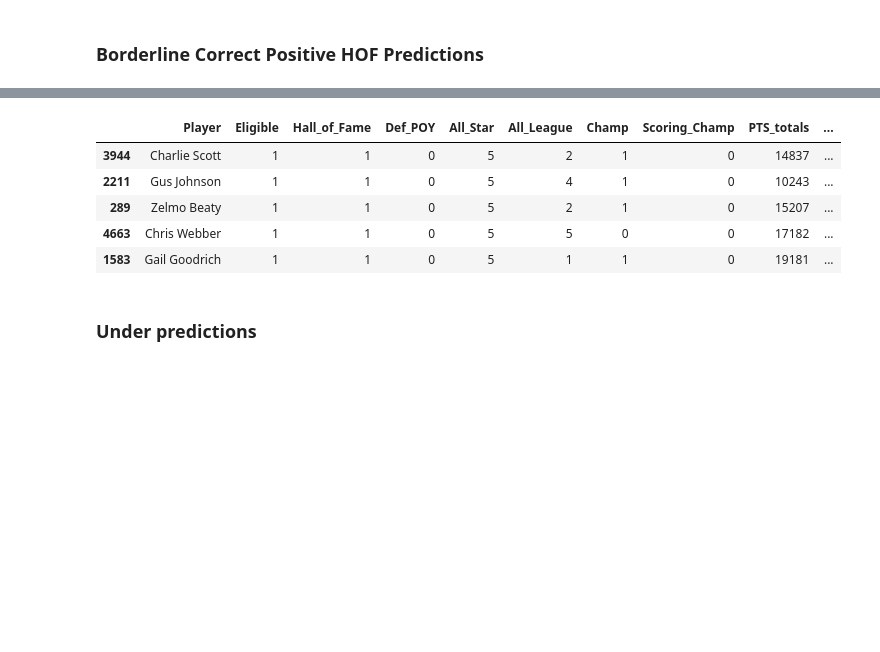
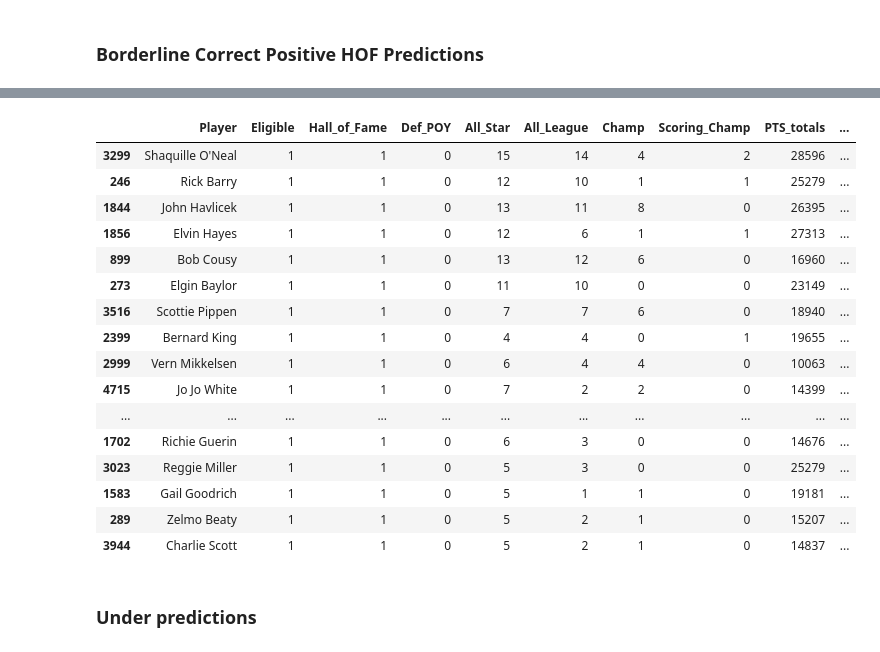
Before and after one commit to frankwillard/NBA-Hall-Of-Fame-Model, a Jupyter notebook: Hall_of_Fame_Modeling.ipynb, the cells around one changed output, grey strips where cells are left out. Cells and saved outputs as stored; diff of their text form; code cells hidden in the pictures; blank space fills up the shorter version.

Commit message:
Added model selection functions

```diff
--- a/Hall_of_Fame_Modeling.ipynb
+++ b/Hall_of_Fame_Modeling.ipynb
@@ -205,9 +209,11 @@ y_test = noneligible_df.iloc[:, 2]
 # %% [markdown]
 ### Feature Scaling
 # %%
-from sklearn.preprocessing import StandardScaler
-sc = StandardScaler()
+sc1 = StandardScaler()
+X_eligible = sc1.fit_transform(X_eligible)
 
 # Scale whole matrix of features to prevent information leakage
-X_train = sc.fit_transform(X_train)
-X_val = sc.transform(X_val)
+# Scale for train/val
+sc2 = StandardScaler()
+X_train = sc2.fit_transform(X_train)
+X_val = sc2.transform(X_val)
@@ -213,0 +306,12 @@ X_val = sc.transform(X_val)
+# %%
+#https://machinelearningmastery.com/hyperparameters-for-classification-machine-learning-algorithms/
+
+solvers = ['newton-cg', 'lbfgs', 'liblinear']
+penalty = ['l2']
+c_values = [100, 10, 1.0, 0.1, 0.01]
+grid = dict(solver=solvers,penalty=penalty,C=c_values)
+# %%
+# define grid search
+cv = RepeatedStratifiedKFold(n_splits=10, n_repeats=3, random_state=1)
+grid_search = GridSearchCV(estimator=logistic_classifier, param_grid=grid, n_jobs=-1, cv=cv, scoring='f1',error_score=0)
+grid_result = grid_search.fit(X_eligible, y_eligible)
@@ -218,8 +349,6 @@ X_val = sc.transform(X_val)
 #poly_reg = PolynomialFeatures(degree = 2)
 #X_poly = poly_reg.fit_transform(X_train)
 # %%
-from sklearn.linear_model import LogisticRegression
-
-classifier = LogisticRegression(random_state = 1)
+classifier = LogisticRegression(random_state = 1, **grid_result.best_params_)
 classifier.fit(X_train, y_train)
 # %% [output]
@@ -275,13 +379,24 @@ X_training[(X_training['pred'] > 0.5) & (X_training['Hall_of_Fame'] == 1)].sort_
 | 4481 | Jack Twyman | 1 | 1 | 0 | 6 | 2 | 0 | 0 | 15840 | ... |
 # %%
-X_validation[(X_validation['pred'] > 0.5) & (X_validation['Hall_of_Fame'] == 1)].sort_values(by='pred', ascending=True)[:5]
+X_validation[(X_validation['pred'] > 0.5) & (X_validation['Hall_of_Fame'] == 1)].sort_values(by='pred', ascending=False)[:20]
 # %% [output]
 |  | Player | Eligible | Hall_of_Fame | Def_POY | All_Star | All_League | Champ | Scoring_Champ | PTS_totals | ... |
+| 3299 | Shaquille O'Neal | 1 | 1 | 0 | 15 | 14 | 4 | 2 | 28596 | ... |
+| 246 | Rick Barry | 1 | 1 | 0 | 12 | 10 | 1 | 1 | 25279 | ... |
+| 1844 | John Havlicek | 1 | 1 | 0 | 13 | 11 | 8 | 0 | 26395 | ... |
+| 1856 | Elvin Hayes | 1 | 1 | 0 | 12 | 6 | 1 | 1 | 27313 | ... |
+| 899 | Bob Cousy | 1 | 1 | 0 | 13 | 12 | 6 | 0 | 16960 | ... |
+| 273 | Elgin Baylor | 1 | 1 | 0 | 11 | 10 | 0 | 0 | 23149 | ... |
+| 3516 | Scottie Pippen | 1 | 1 | 0 | 7 | 7 | 6 | 0 | 18940 | ... |
+| 2399 | Bernard King | 1 | 1 | 0 | 4 | 4 | 0 | 1 | 19655 | ... |
+| 2999 | Vern Mikkelsen | 1 | 1 | 0 | 6 | 4 | 4 | 0 | 10063 | ... |
+| 4715 | Jo Jo White | 1 | 1 | 0 | 7 | 2 | 2 | 0 | 14399 | ... |
+| ... | ... | ... | ... | ... | ... | ... | ... | ... | ... | ... |
+| 1702 | Richie Guerin | 1 | 1 | 0 | 6 | 3 | 0 | 0 | 14676 | ... |
+| 3023 | Reggie Miller | 1 | 1 | 0 | 5 | 3 | 0 | 0 | 25279 | ... |
+| 1583 | Gail Goodrich | 1 | 1 | 0 | 5 | 1 | 1 | 0 | 19181 | ... |
+| 289 | Zelmo Beaty | 1 | 1 | 0 | 5 | 2 | 1 | 0 | 15207 | ... |
 | 3944 | Charlie Scott | 1 | 1 | 0 | 5 | 2 | 1 | 0 | 14837 | ... |
-| 2211 | Gus Johnson | 1 | 1 | 0 | 5 | 4 | 1 | 0 | 10243 | ... |
-| 289 | Zelmo Beaty | 1 | 1 | 0 | 5 | 2 | 1 | 0 | 15207 | ... |
-| 4663 | Chris Webber | 1 | 1 | 0 | 5 | 5 | 0 | 0 | 17182 | ... |
-| 1583 | Gail Goodrich | 1 | 1 | 0 | 5 | 1 | 1 | 0 | 19181 | ... |
 # %% [markdown]
 ### Under predictions
 # %% [markdown]
```
Also changed, not shown: parts of 30 cells of this notebook.
